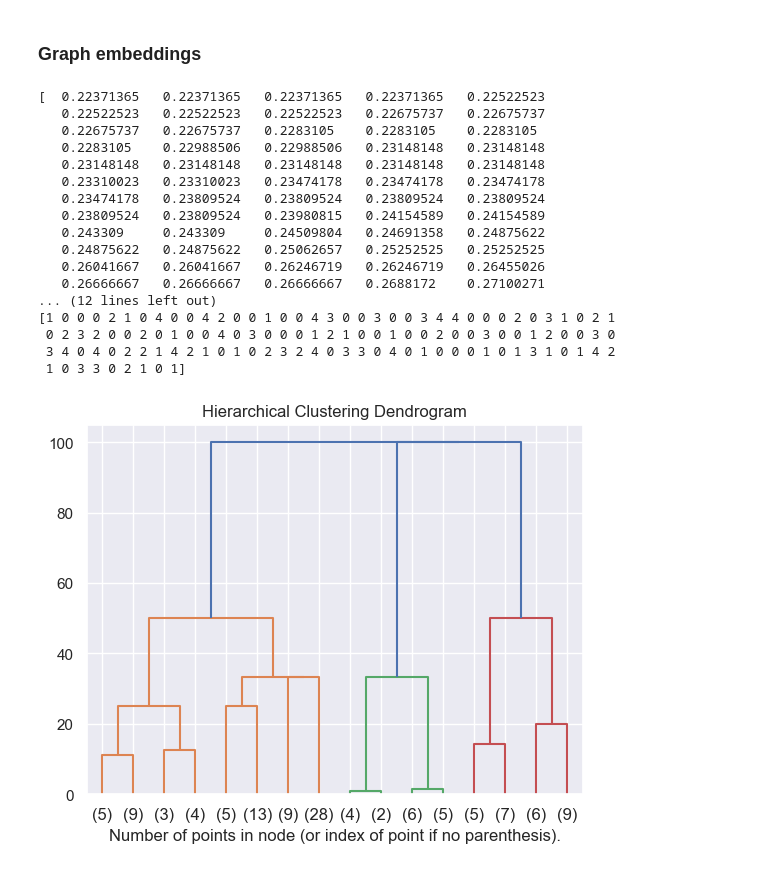
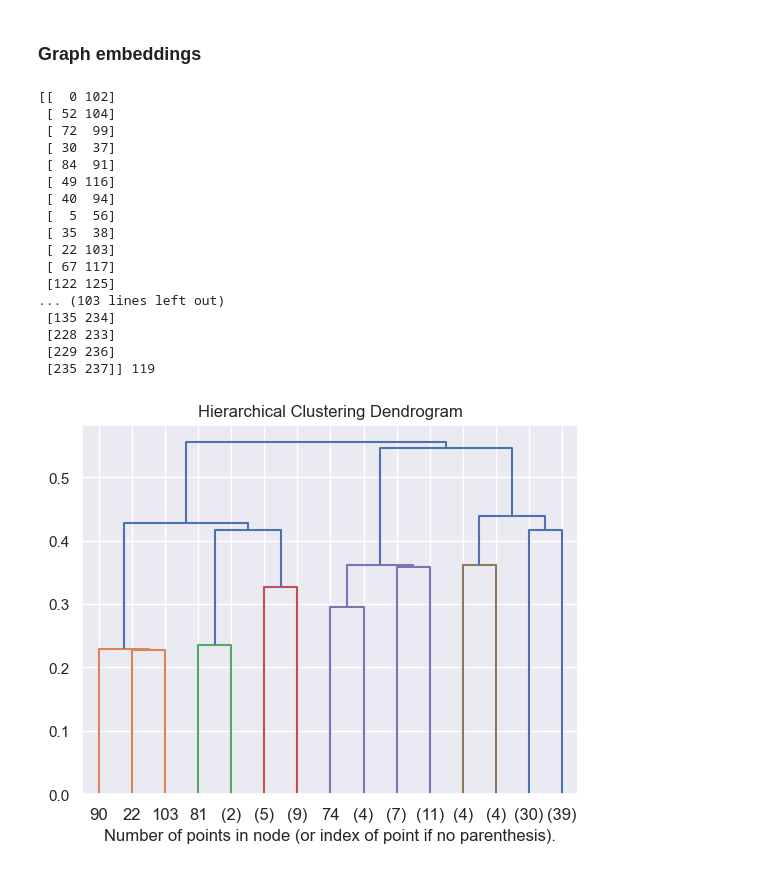
Before and after one commit to filippomirul/De_Novo_Ant_Assembly, a Jupyter notebook: Tryouts/ANT_assembly_my.ipynb, the cells around one changed output. Cells and saved outputs as stored; diff of their text form; code cells hidden in the pictures.

```diff
--- a/Tryouts/ANT_assembly_my.ipynb
+++ b/Tryouts/ANT_assembly_my.ipynb
@@ -793,52 +761,54 @@ def plot_dendrogram(model, **kwargs):
     n_samples = len(model.labels_)
     for i, merge in enumerate(model.children_):
         current_count = 0
         for child_idx in merge:
             if child_idx < n_samples:
                 current_count += 1  # leaf node
             else:
                 current_count += counts[child_idx - n_samples]
         counts[i] = current_count
 
     linkage_matrix = np.column_stack(
         [model.children_, model.distances_, counts]
     ).astype(float)
 
     # Plot the corresponding dendrogram
     dendrogram(linkage_matrix, **kwargs)
 
 
 
 matrix = loadmat("C:\\Users\\filoa\\Desktop\\Programming_trials\\Assembler\\Main\\Data\\graph_metadata.mat")["data"]
 
+# print(dist_mat)
 
-
-cl = AgglomerativeClustering(compute_distances=True, n_clusters=5, metric="precomputed", linkage="complete").fit(dist_mat)
-print(cl.distances_)
-print(cl.labels_)
+cl = AgglomerativeClustering(compute_distances=True, distance_threshold = 0.5,  n_clusters=None, metric="precomputed", linkage="single").fit(dist_mat)
+# print(cl.distances_)
+# print(cl.labels_)
+print(cl.children_, len(cl.children_))
+# print(list(cl.labels_).count(3))
 
 
 plt.title("Hierarchical Clustering Dendrogram")
 # plot the top three levels of the dendrogram
 plot_dendrogram(cl, truncate_mode = "level", p=3)
 plt.xlabel("Number of points in node (or index of point if no parenthesis).")
 plt.show()
 # %% [output]
-[  0.22371365   0.22371365   0.22371365   0.22371365   0.22522523
-   0.22522523   0.22522523   0.22522523   0.22675737   0.22675737
-   0.22675737   0.22675737   0.2283105    0.2283105    0.2283105
-   0.2283105    0.22988506   0.22988506   0.23148148   0.23148148
-   0.23148148   0.23148148   0.23148148   0.23148148   0.23148148
-   0.23310023   0.23310023   0.23474178   0.23474178   0.23474178
-   0.23474178   0.23809524   0.23809524   0.23809524   0.23809524
-   0.23809524   0.23809524   0.23980815   0.24154589   0.24154589
-   0.243309     0.243309     0.24509804   0.24691358   0.24875622
-   0.24875622   0.24875622   0.25062657   0.25252525   0.25252525
-   0.26041667   0.26041667   0.26246719   0.26246719   0.26455026
-   0.26666667   0.26666667   0.26666667   0.2688172    0.27100271
-... (12 lines left out)
-[1 0 0 0 2 1 0 4 0 0 4 2 0 0 1 0 0 4 3 0 0 3 0 0 3 4 4 0 0 0 2 0 3 1 0 2 1
- 0 2 3 2 0 0 2 0 1 0 0 4 0 3 0 0 0 1 2 1 0 0 1 0 0 2 0 0 3 0 0 1 2 0 0 3 0
- 3 4 0 4 0 2 2 1 4 2 1 0 1 0 2 3 2 4 0 3 3 0 4 0 1 0 0 0 1 0 1 3 1 0 1 4 2
- 1 0 3 3 0 2 1 0 1]
+[[  0 102]
+ [ 52 104]
+ [ 72  99]
+ [ 30  37]
+ [ 84  91]
+ [ 49 116]
+ [ 40  94]
+ [  5  56]
+ [ 35  38]
+ [ 22 103]
+ [ 67 117]
+ [122 125]
+... (103 lines left out)
+ [135 234]
+ [228 233]
+ [229 236]
+ [235 237]] 119
-[figure, old version]
+[figure, new version]
```
Also changed, not shown: parts of 4 cells of this notebook, 12 other files.
